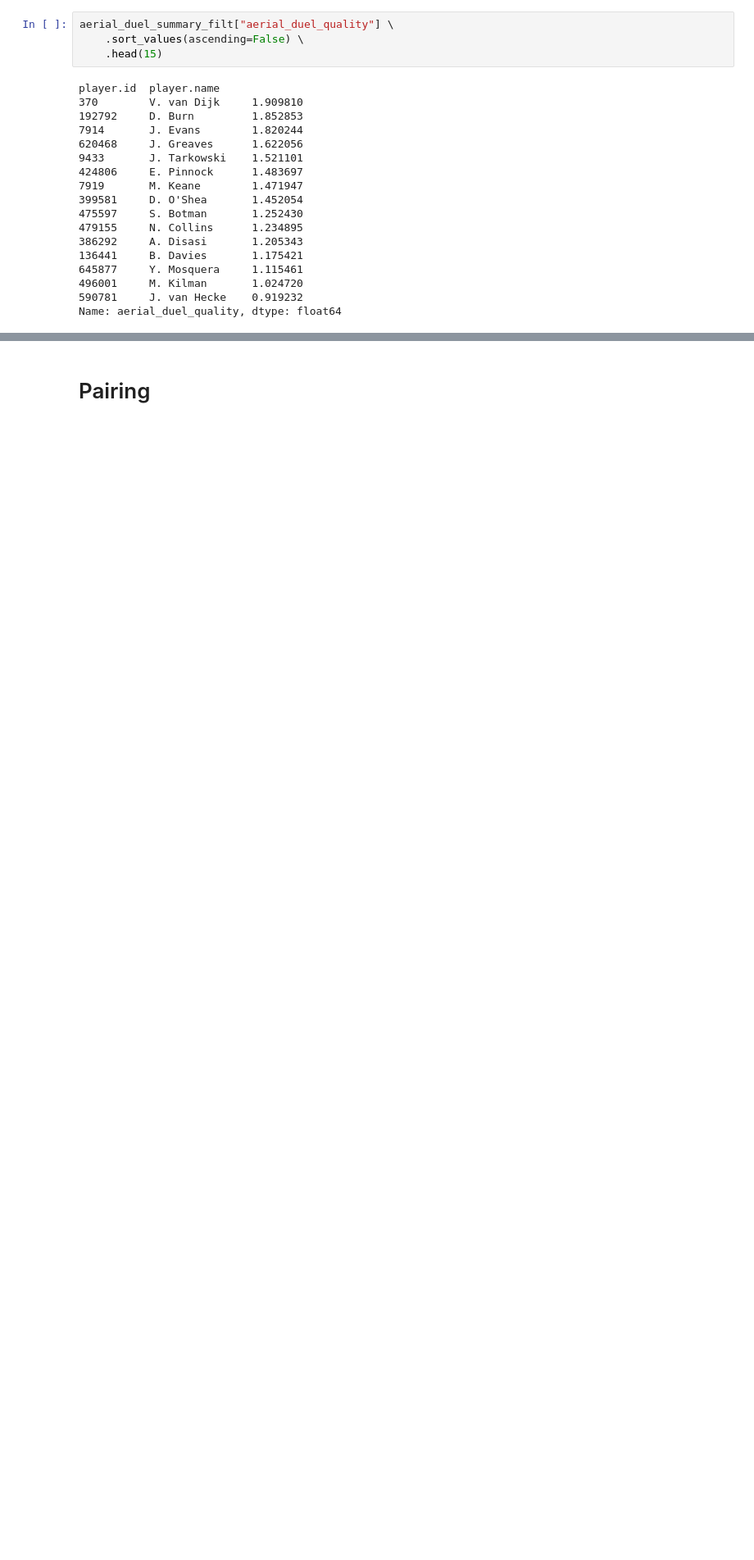
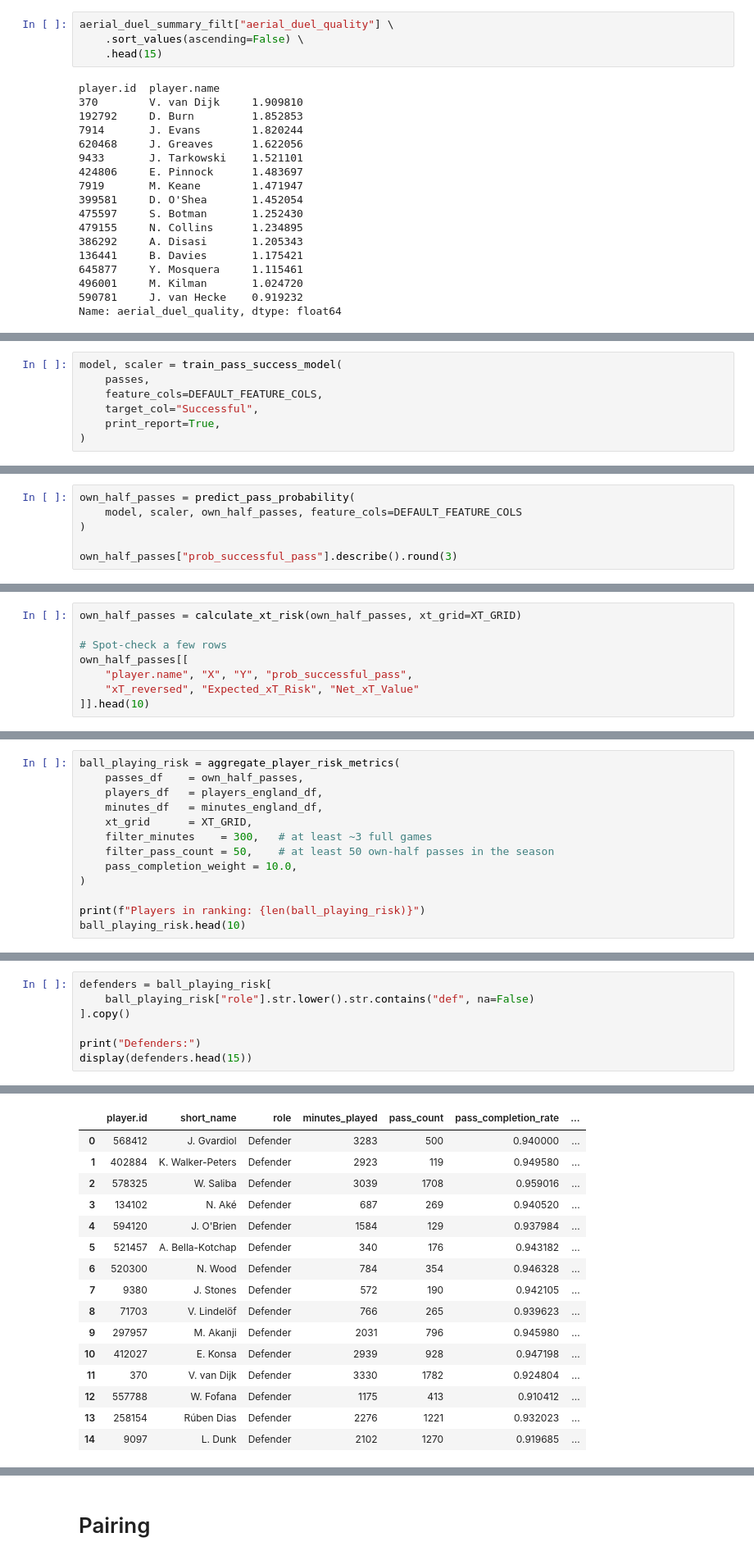
Before and after one commit to Giorgis3/Twelve-GPT-Educational-Giorgis, a Jupyter notebook: nbs/qualities.ipynb, the cells around one changed output, grey strips where cells are left out. Shown at 82% size. Cells and saved outputs as stored; diff of their text form; blank space fills up the shorter version.

```diff
--- a/nbs/qualities.ipynb
+++ b/nbs/qualities.ipynb
@@ -1822,0 +2141,7 @@ The raw weighted sum (`Zq_raw`) already uses z-scored inputs, but its scale vari
+# %%
+model, scaler = train_pass_success_model(
+    passes,
+    feature_cols=DEFAULT_FEATURE_COLS,
+    target_col="Successful",
+    print_report=True,
+)
@@ -1822,0 +2164,6 @@ The raw weighted sum (`Zq_raw`) already uses z-scored inputs, but its scale vari
+# %%
+own_half_passes = predict_pass_probability(
+    model, scaler, own_half_passes, feature_cols=DEFAULT_FEATURE_COLS
+)
+
+own_half_passes["prob_successful_pass"].describe().round(3)
@@ -1822,0 +2192,8 @@ The raw weighted sum (`Zq_raw`) already uses z-scored inputs, but its scale vari
+# %%
+own_half_passes = calculate_xt_risk(own_half_passes, xt_grid=XT_GRID)
+
+# Spot-check a few rows
+own_half_passes[[
+    "player.name", "X", "Y", "prob_successful_pass",
+    "xT_reversed", "Expected_xT_Risk", "Net_xT_Value"
+]].head(10)
@@ -1822,0 +2224,13 @@ The raw weighted sum (`Zq_raw`) already uses z-scored inputs, but its scale vari
+# %%
+ball_playing_risk = aggregate_player_risk_metrics(
+    passes_df    = own_half_passes,
+    players_df   = players_england_df,
+    minutes_df   = minutes_england_df,
+    xt_grid      = XT_GRID,
+    filter_minutes    = 300,   # at least ~3 full games
+    filter_pass_count = 50,    # at least 50 own-half passes in the season
+    pass_completion_weight = 10.0,
+)
+
+print(f"Players in ranking: {len(ball_playing_risk)}")
+ball_playing_risk.head(10)
@@ -1822,0 +2254,8 @@ The raw weighted sum (`Zq_raw`) already uses z-scored inputs, but its scale vari
+# %%
+defenders = ball_playing_risk[
+    ball_playing_risk["role"].str.lower().str.contains("def", na=False)
+].copy()
+
+print("Defenders:")
+display(defenders.head(15))
+# %% [output]
@@ -1822,0 +2263,16 @@ The raw weighted sum (`Zq_raw`) already uses z-scored inputs, but its scale vari
+|  | player.id | short_name | role | minutes_played | pass_count | pass_completion_rate | ... |
+| 0 | 568412 | J. Gvardiol | Defender | 3283 | 500 | 0.940000 | ... |
+| 1 | 402884 | K. Walker-Peters | Defender | 2923 | 119 | 0.949580 | ... |
+| 2 | 578325 | W. Saliba | Defender | 3039 | 1708 | 0.959016 | ... |
+| 3 | 134102 | N. Aké | Defender | 687 | 269 | 0.940520 | ... |
+| 4 | 594120 | J. O'Brien | Defender | 1584 | 129 | 0.937984 | ... |
+| 5 | 521457 | A. Bella-Kotchap | Defender | 340 | 176 | 0.943182 | ... |
+| 6 | 520300 | N. Wood | Defender | 784 | 354 | 0.946328 | ... |
+| 7 | 9380 | J. Stones | Defender | 572 | 190 | 0.942105 | ... |
+| 8 | 71703 | V. Lindelöf | Defender | 766 | 265 | 0.939623 | ... |
+| 9 | 297957 | M. Akanji | Defender | 2031 | 796 | 0.945980 | ... |
+| 10 | 412027 | E. Konsa | Defender | 2939 | 928 | 0.947198 | ... |
+| 11 | 370 | V. van Dijk | Defender | 3330 | 1782 | 0.924804 | ... |
+| 12 | 557788 | W. Fofana | Defender | 1175 | 413 | 0.910412 | ... |
+| 13 | 258154 | Rúben Dias | Defender | 2276 | 1221 | 0.932023 | ... |
+| 14 | 9097 | L. Dunk | Defender | 2102 | 1270 | 0.919685 | ... |
```
Also changed, not shown: parts of 81 cells of this notebook, 3 other files.
